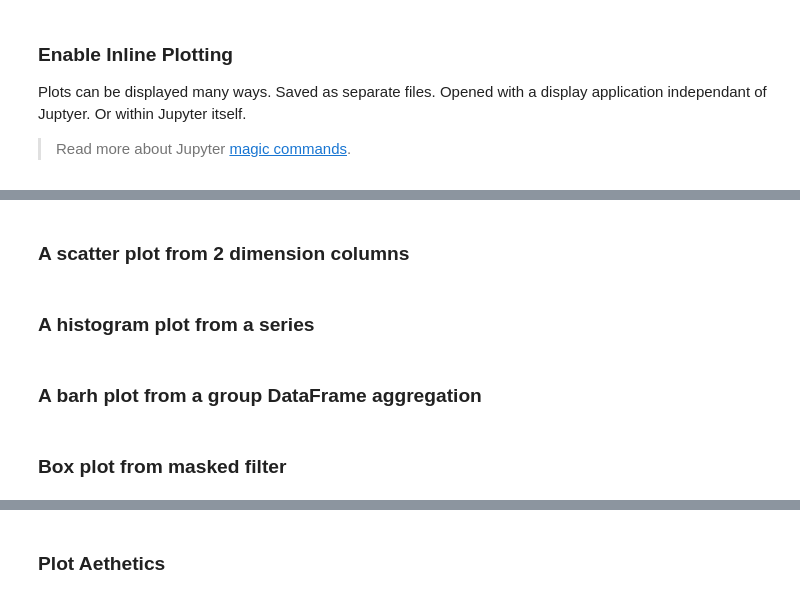
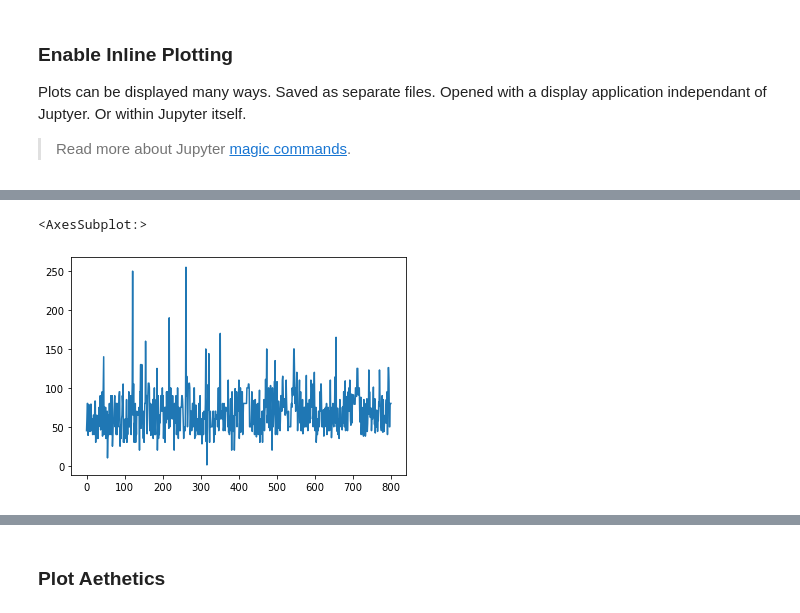
Before and after one commit to dyerrington/odscwest-dv-python, a Jupyter notebook: notebooks/01_pandas_plotting.ipynb, the cells around one changed output, grey strips where cells are left out. Drawn from its saved outputs; the diff is of its cells as text; code cells hidden in the pictures.

```diff
--- a/notebooks/01_pandas_plotting.ipynb
+++ b/notebooks/01_pandas_plotting.ipynb
@@ -32,5 +32,7 @@ import pandas as pd, numpy as np, matplotlib.pyplot as plt
 This is a Pokemon dataset and it's from [Kaggle](https://www.kaggle.com/terminus7/pokemon-challenge).
 
 > Pokemon are creatures that fight each other, in a turn-based RPG game.
+# %%
+df = pd.read_csv("../data/pokemon.csv", encoding = "utf8")
 # %% [markdown]
 Inspect, then view a few records of the dataset.
@@ -57,8 +105,0 @@ Generally, both series and DataFrame objects in Pandas offer the opportunity to
-# %% [markdown]
-### A scatter plot from 2 dimension columns
-# %% [markdown]
-### A histogram plot from a series
-# %% [markdown]
-### A barh plot from a group DataFrame aggregation
-# %% [markdown]
-### Box plot from masked filter
@@ -64,0 +108,5 @@ Generally, both series and DataFrame objects in Pandas offer the opportunity to
+# %%
+df['HP'].plot()
+# %% [output]
+<AxesSubplot:>
+[figure, added]
```
Also changed, not shown: parts of 28 cells of this notebook, 1 other file.
